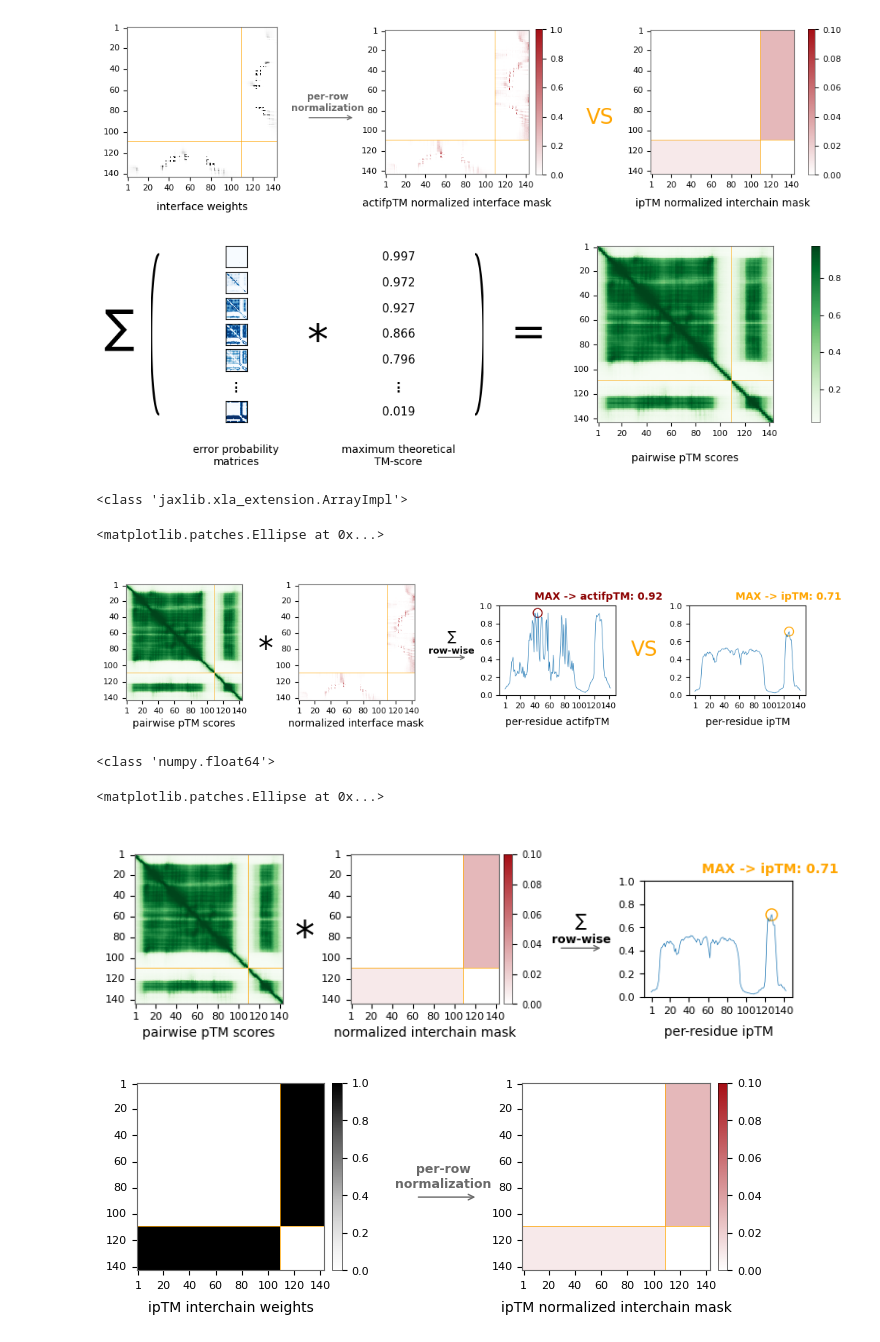
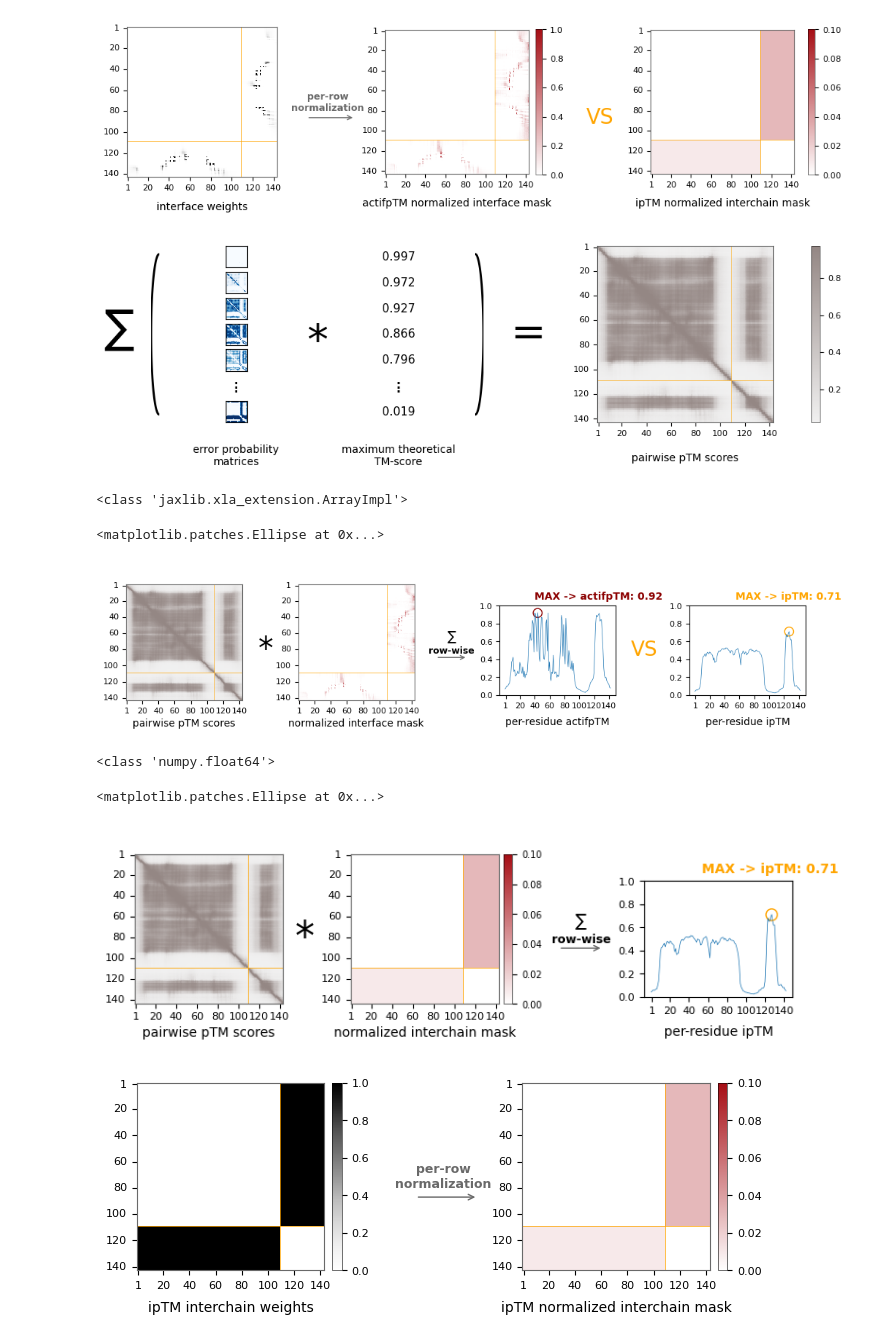
Before and after one commit to Furman-Lab/peptide_docking_af, a Jupyter notebook: actifptm_matrices_paper_figures_probs.ipynb, the cells around one changed output. Cells and saved outputs as stored; diff of their text form; code cells hidden in the pictures.

```diff
--- a/actifptm_matrices_paper_figures_probs.ipynb
+++ b/actifptm_matrices_paper_figures_probs.ipynb
@@ -1071,7 +1071,7 @@ bins = np.append(bins, 31)
 
 # Define cmap
 cmap = sns.color_palette("Blues", as_cmap=True)
-
+cmap_ptm_score = sns.light_palette("#948784", as_cmap=True)
 
 
 
@@ -1169,36 +1169,36 @@ ax4.set_aspect('equal')
 # Add heatmap with predicted TM terms
 ax5 = fig.add_subplot(gs[:, 5])
 predicted_tm_term = (probs * tm_per_bin).sum(-1)
-sns.heatmap(predicted_tm_term, cmap='Greens', square=True, ax=ax5)
+sns.heatmap(predicted_tm_term, cmap=cmap_ptm_score, square=True, ax=ax5)
 ax5.axvline(x=109, color='orange', linestyle='-', lw=0.5)  # Add vertical line at x=109
 ax5.axhline(y=109, color='orange', linestyle='-', lw=0.5)  # Add horizontal line at y=109
 
 ## Add the title below the heatmap
 ax5.text(0.5, -0.2, "pairwise pTM scores", ha="center", va="center", transform=ax5.transAxes, fontsize=10)
 
 # Change the size of the tick labels on the colorbar
 cbar = ax5.collections[0].colorbar
 cbar.ax.tick_params(labelsize=8)  # 12 is the font size
 cbar.outline.set_edgecolor('black')  # Set the color of the border
 cbar.outline.set_linewidth(0.4)      # Set the thickness of the border
 cbar.ax.set_position([0.875, 0.11, 0.01, 0.77])  # [left, bottom, width, height]
 
 # set ticklabels on both axis
 ax5.set_xticks(ticks)
 ax5.set_xticklabels(ticks, size=8, rotation=0)
 ax5.set_yticks(ticks)
 ax5.set_yticklabels(ticks, size=8)
 
 # Make sure all spines (borders) are visible
 for spine in ax5.spines.values():
     spine.set_visible(True)
     # make them dimgray
     spine.set_color('dimgray')
 
 
 plt.show()
 # %% [output]
-[figure, old version]
+[figure, new version]
 # %%
 #@title Last steps
 gs = gridspec.GridSpec(1, 7, width_ratios=[2, 0.4, 2, 0.9, 2, 0.7, 2])
@@ -1209,7 +1209,7 @@ fig.subplots_adjust(bottom=0.2)
 
 # Add heatmap with predicted TM terms
 ax0 = fig.add_subplot(gs[0])
-sns.heatmap(predicted_tm_term, cmap='Greens', square=True, ax=ax0, cbar=None)
+sns.heatmap(predicted_tm_term, cmap=cmap_ptm_score, square=True, ax=ax0, cbar=None)
 ax0.axvline(x=109, color='orange', linestyle='-', lw=0.5)  # Add vertical line at x=109
 ax0.axhline(y=109, color='orange', linestyle='-', lw=0.5)  # Add horizontal line at y=109
 
@@ -1343,7 +1343,7 @@ ax6.add_artist(circle)
 # %% [output]
 <class 'jaxlib.xla_extension.ArrayImpl'>
 <matplotlib.patches.Ellipse at 0x...>
-[figure, old version]
+[figure, new version]
 # %%
 #@title Last steps - ipTM
 gs = gridspec.GridSpec(1, 6, width_ratios=[2, 0.4, 2, 0.2, 1, 2])
@@ -1354,7 +1354,7 @@ fig.subplots_adjust(bottom=0.2)
 
 # Add heatmap with predicted TM terms
 ax0 = fig.add_subplot(gs[0])
-sns.heatmap(predicted_tm_term, cmap='Greens', square=True, ax=ax0, cbar=None)
+sns.heatmap(predicted_tm_term, cmap=cmap_ptm_score, square=True, ax=ax0, cbar=None)
 ax0.axvline(x=109, color='orange', linestyle='-', lw=0.5)  # Add vertical line at x=109
 ax0.axhline(y=109, color='orange', linestyle='-', lw=0.5)  # Add horizontal line at y=109
 
@@ -1448,7 +1448,7 @@ ax5.add_artist(circle)
 # %% [output]
 <class 'numpy.float64'>
 <matplotlib.patches.Ellipse at 0x...>
-[figure, old version]
+[figure, new version]
 # %%
 #@title Plot ipTM pair residue weights
 import matplotlib.colors as mcolors
```
Also changed, not shown: parts of 1 cell of this notebook.
